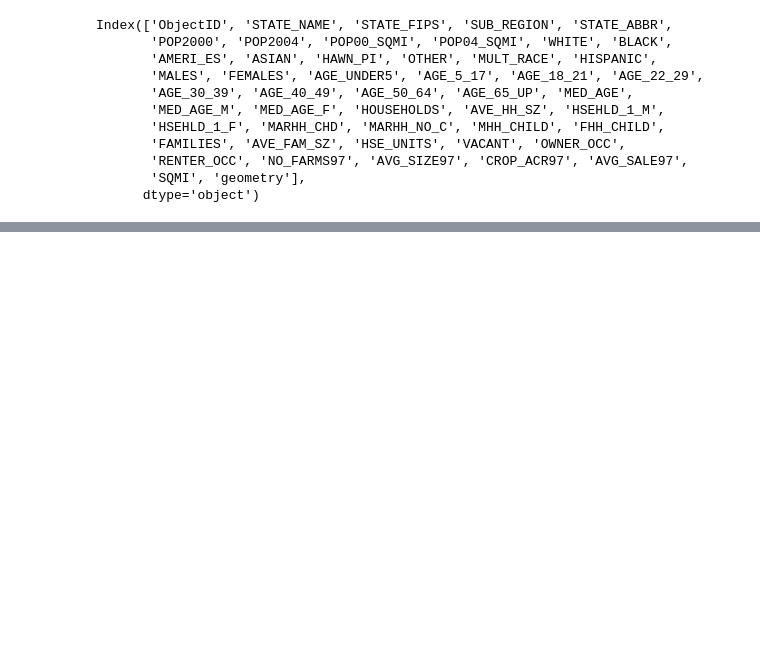
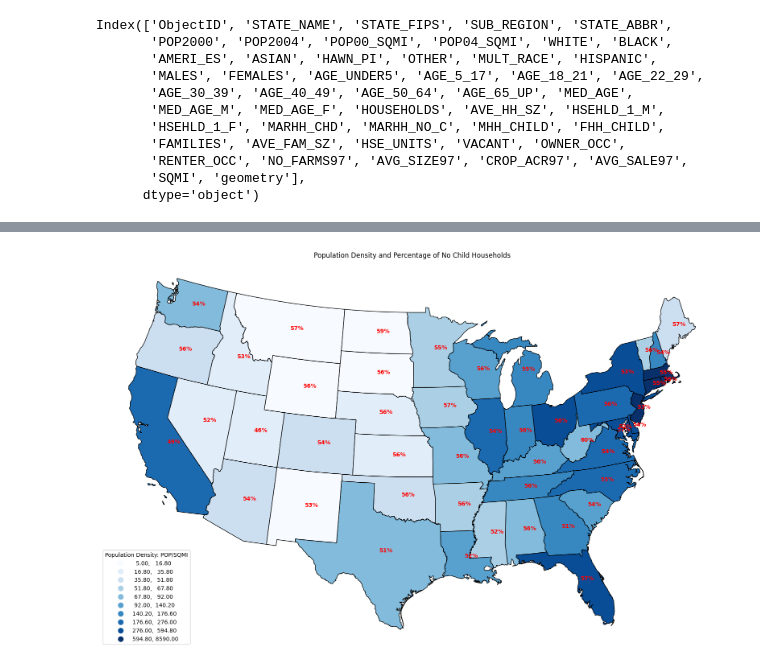
Before and after one commit to freecircuit/Advanced_GIS_TESC, a Jupyter notebook: Lab1_states/states.ipynb, the cells around one changed output, grey strips where cells are left out. Drawn from its saved outputs; the diff is of its cells as text; code cells hidden in the pictures; blank space fills up the shorter version.

```diff
--- a/Lab1_states/states.ipynb
+++ b/Lab1_states/states.ipynb
@@ -223,0 +262,7 @@ Name: POP_DENS, dtype: float64
+# %%
+#Calculate percentage of households without children
+states['pc_HH_N_C'] = round(sum([states['HSEHLD_1_M'], states['HSEHLD_1_F'], states['MARHH_NO_C']]) / states['HOUSEHOLDS'], 2)
+#Convert to String and add '%' sign
+states['pc_HH_N_C'] = (states['pc_HH_N_C'] * 100).astype(int).astype(str)
+states['pc_HH_N_C'] = states['pc_HH_N_C'] + '%'
+states[['STATE_NAME', 'pc_HH_N_C']]
@@ -223,0 +287,24 @@ Name: POP_DENS, dtype: float64
+# %%
+#plot Population density with labels of percentage on no child HHs
+base = states.plot(column='POP_DENS',
+            scheme='quantiles',
+            k=10,
+            cmap='Blues',
+            edgecolor = 'black',
+            legend=True,
+            figsize=(20, 20),
+            legend_kwds = {'loc': 'lower left', 'title':'Population Density: POP/SQMI'},
+            label=states['pc_HH_N_C']
+            )
+base.set_axis_off()
+base.set_title('Population Density and Percentage of No Child Households')
+
+#iterate though each state and set labels
+for pct, geo in zip(states['pc_HH_N_C'], states['geometry']):
+    loc = geo.centroid
+    base.text(loc.x, loc.y, pct, c='red', weight='bold')
+
+#Definietly want to refine positioning labels
+plt.tofig(OUTPUT / 'POP_DENS_N_C.png', dpi=300)
+# %% [output]
+[figure, added]
```
Also changed, not shown: parts of 6 cells of this notebook, 1 other file.
